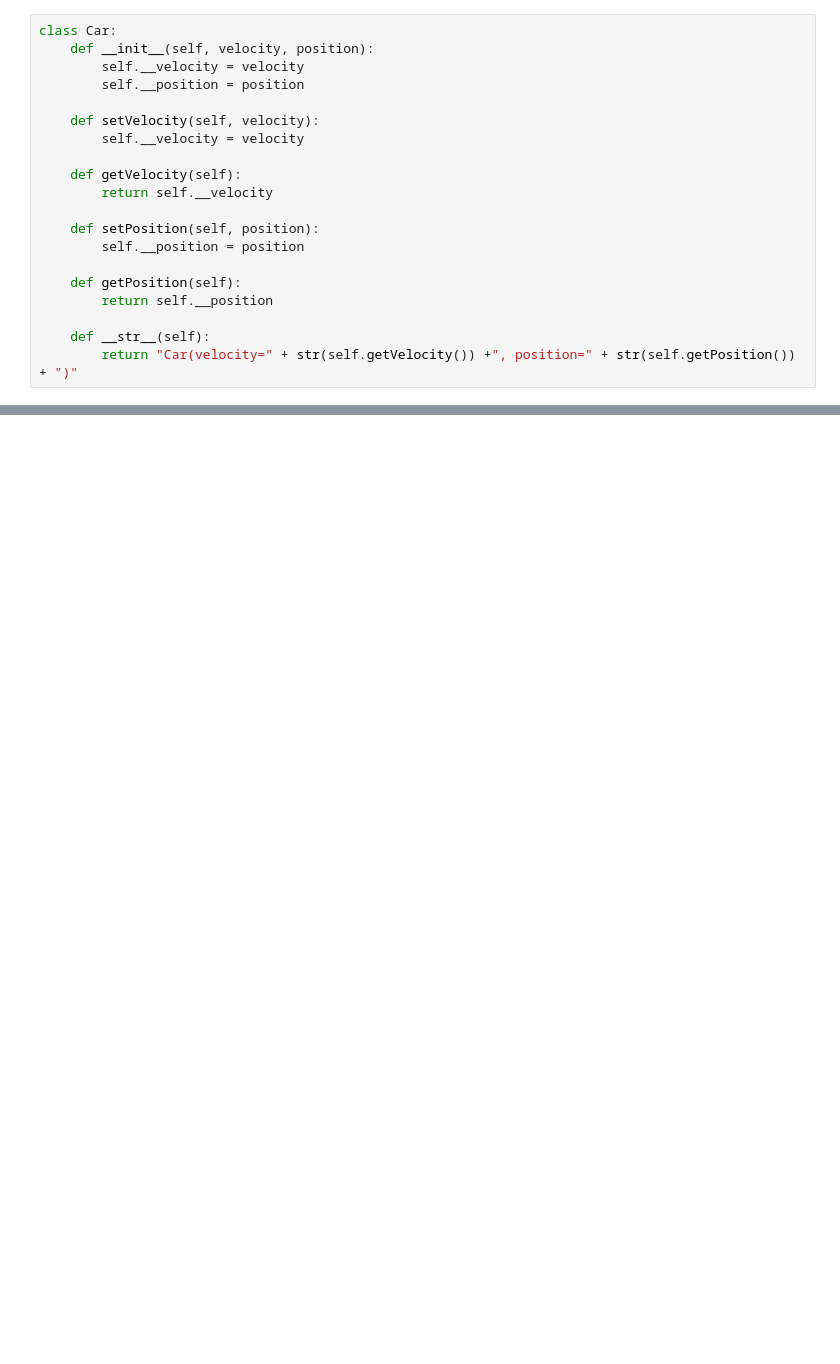
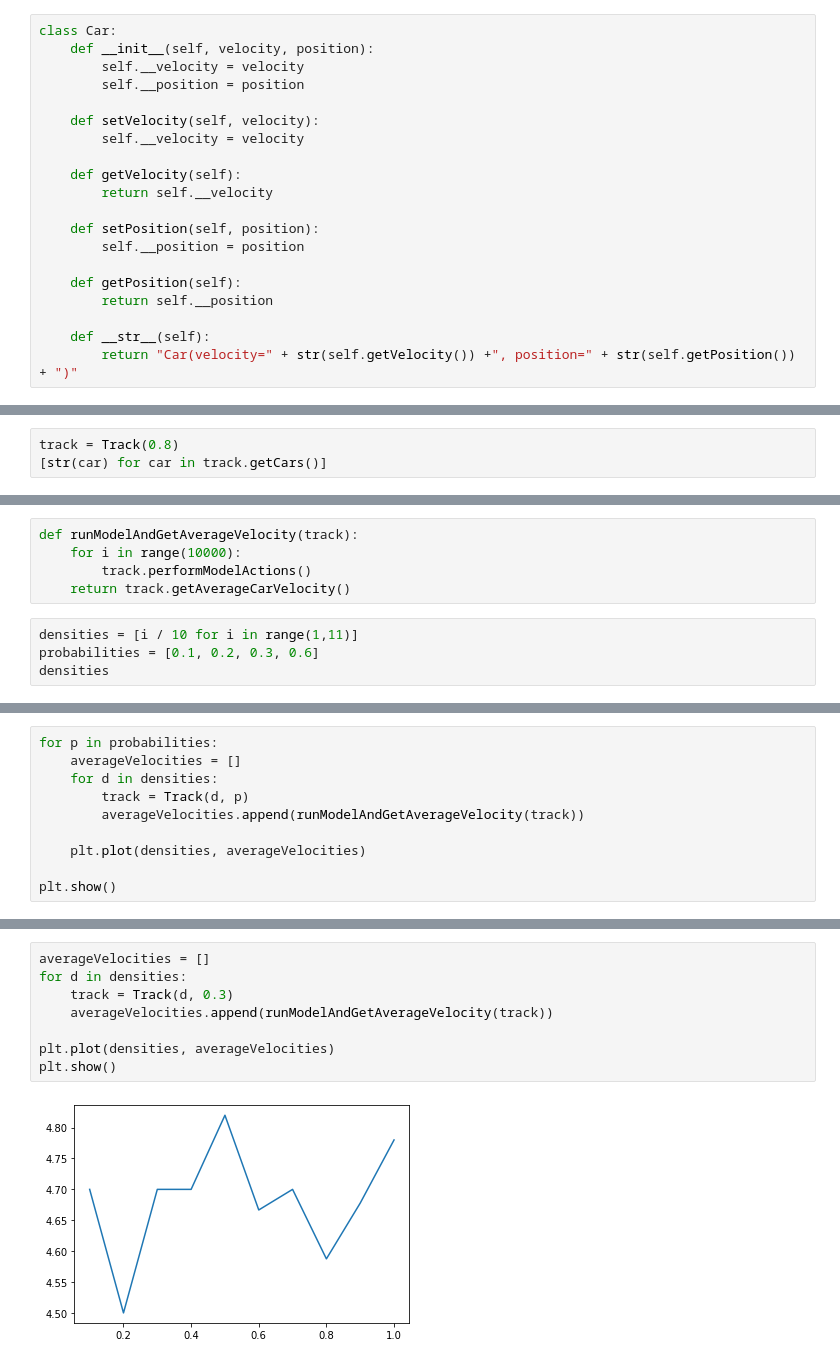
Before and after one commit to dev-davexoyinbo/Nagel-Schreckenberg, a Jupyter notebook: Nagel_Schreckenberg_model.ipynb, the cells around one changed output, grey strips where cells are left out. Drawn from its saved outputs; the diff is of its cells as text; blank space fills up the shorter version.

```diff
--- a/Nagel_Schreckenberg_model.ipynb
+++ b/Nagel_Schreckenberg_model.ipynb
@@ -98,0 +106,3 @@ track = Track(density=0.2)
+# %%
+track = Track(0.8)
+[str(car) for car in track.getCars()]
@@ -98,0 +133,9 @@ track = Track(density=0.2)
+# %%
+def runModelAndGetAverageVelocity(track):
+    for i in range(10000):
+        track.performModelActions()
+    return track.getAverageCarVelocity()
+# %%
+densities = [i / 10 for i in range(1,11)]
+probabilities = [0.1, 0.2, 0.3, 0.6]
+densities
@@ -98,0 +144,10 @@ track = Track(density=0.2)
+# %%
+for p in probabilities:
+    averageVelocities = []
+    for d in densities:
+        track = Track(d, p)
+        averageVelocities.append(runModelAndGetAverageVelocity(track))
+
+    plt.plot(densities, averageVelocities)
+
+plt.show()
@@ -98,0 +156,10 @@ track = Track(density=0.2)
+# %%
+averageVelocities = []
+for d in densities:
+    track = Track(d, 0.3)
+    averageVelocities.append(runModelAndGetAverageVelocity(track))
+
+plt.plot(densities, averageVelocities)
+plt.show()
+# %% [output]
+[figure, added]
```
Also changed, not shown: parts of 7 cells of this notebook.
